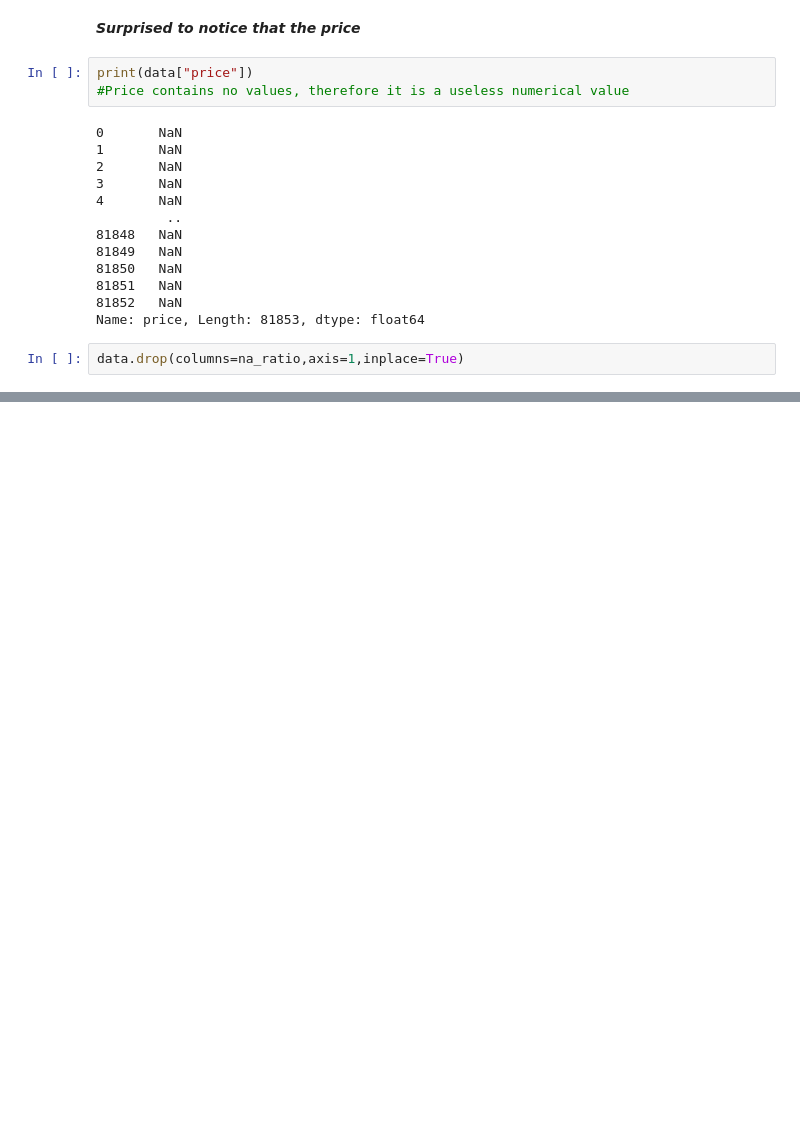
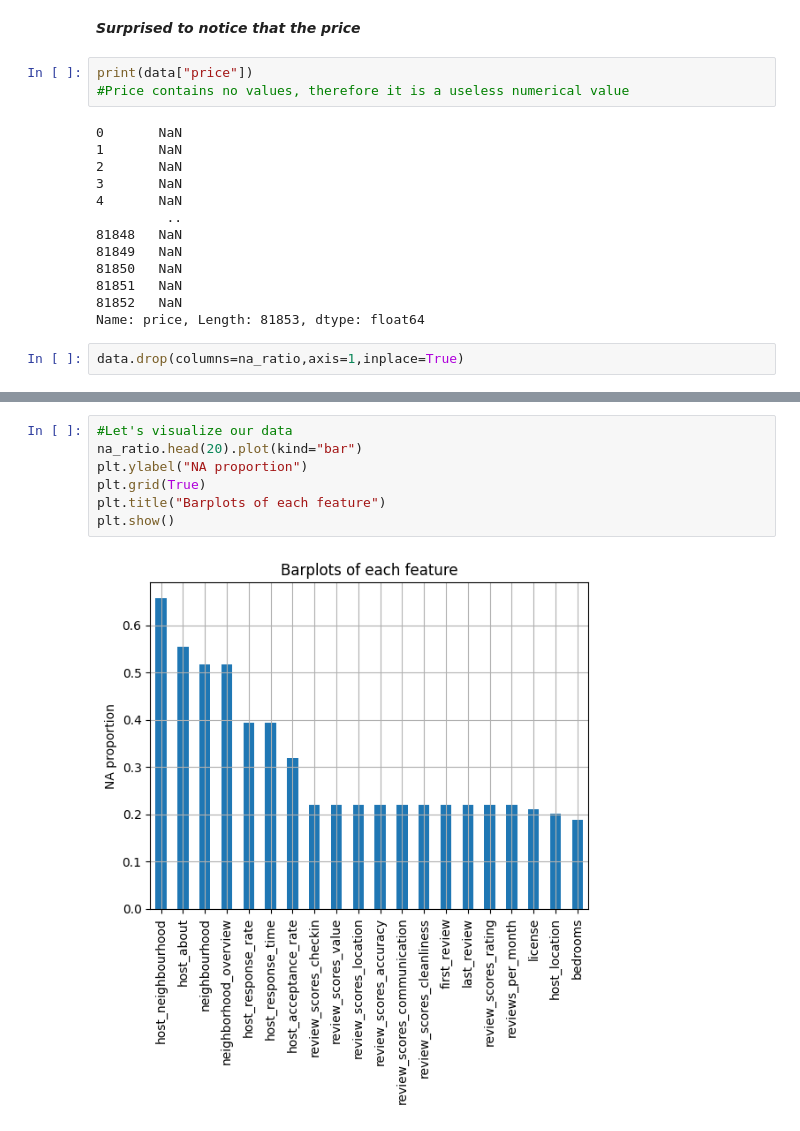
Before and after one commit to MeidiLprog/MultiModal_Project, a Jupyter notebook: tp.ipynb, the cells around one changed output, grey strips where cells are left out. Cells and saved outputs as stored; diff of their text form; blank space fills up the shorter version.

```diff
--- a/tp.ipynb
+++ b/tp.ipynb
@@ -269,0 +290,9 @@ Length: 62, dtype: float64
+# %%
+#Let's visualize our data
+na_ratio.head(20).plot(kind="bar")
+plt.ylabel("NA proportion")
+plt.grid(True)
+plt.title("Barplots of each feature")
+plt.show()
+# %% [output]
+[figure, added]
```
Also changed, not shown: parts of 12 cells of this notebook.
